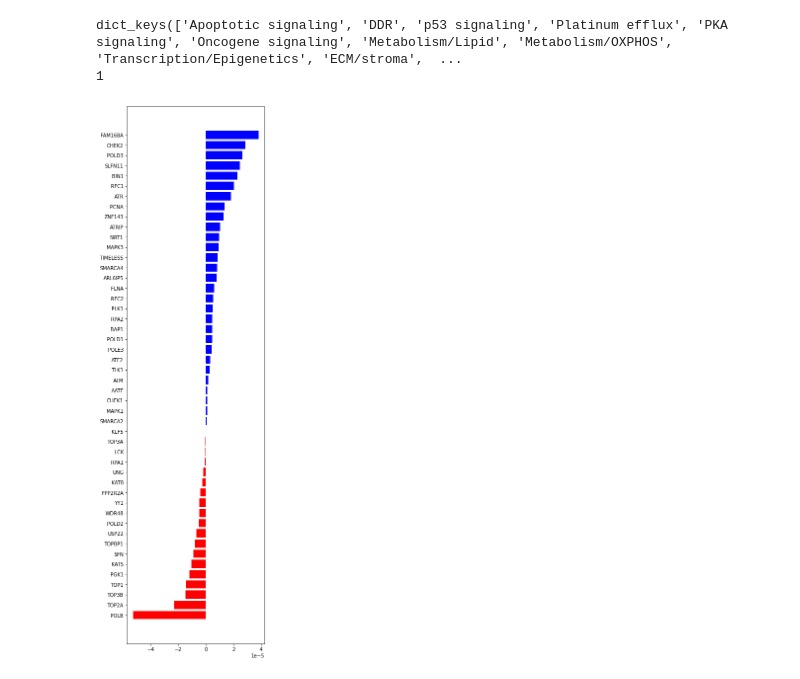
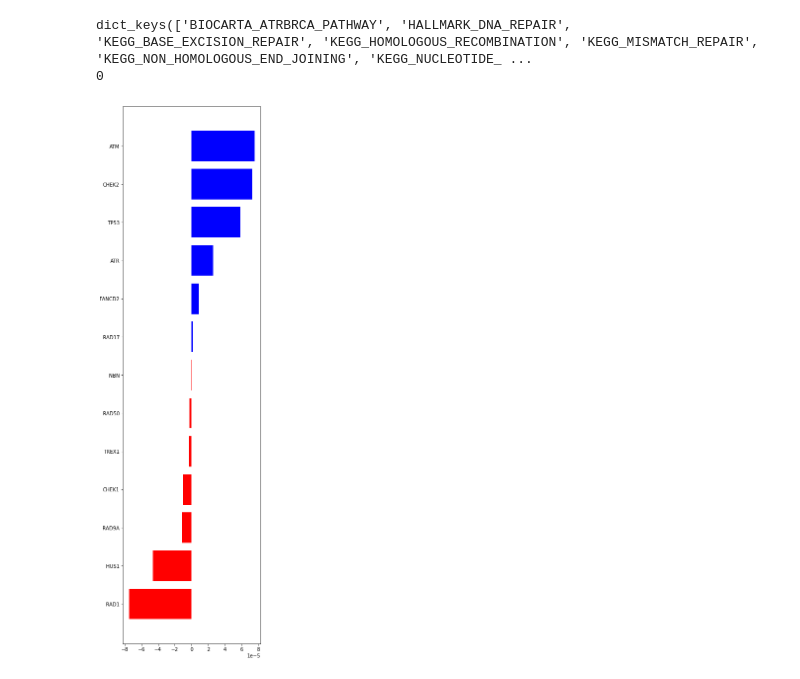
Before and after one commit to csabaiBio/HGSOC_platinum_response, a Jupyter notebook: notebooks/interpretability/integrated_grads_analysis.ipynb, the cells around one changed output. Saved outputs shown, nothing was run; the diff lists cells and outputs as text; code cells hidden in the pictures.

```diff
--- a/notebooks/interpretability/integrated_grads_analysis.ipynb
+++ b/notebooks/interpretability/integrated_grads_analysis.ipynb
@@ -14,29 +14,32 @@ up_reg_prots = upreg["HUGO Gene symbol"].to_list()
 with open("/mnt/ncshare/ozkilim/BRCA/HGSOC_platinum_responce/proteomics_combinations.json", 'r') as file:
 	protein_sets = json.load(file)
 
-protein_categories = protein_sets['plat_response_pathways']
-igs = torch.load("/mnt/ncshare/ozkilim/BRCA/heatmaps/plat_responce_heatmaps/heatmap_raw_results/HGSOC_MCAT_Mayo_plat_resp_clusters/Unspecified/1009816_271289_ImageActual/attributions_ig.pt")
-igs=igs[1:]
+protein_categories = protein_sets['IPS_pathways']
+igs = torch.load("/mnt/ncshare/ozkilim/BRCA/heatmaps/IPS_pathways_heatmaps/heatmap_raw_results/HGSOC_MCAT_UAB_IPS_pathways/Unspecified/1009475_171118_ImageActual/attributions_ig.pt")
+# igs=igs[1:]
 # %%
 igs[0].shape
 
 print(protein_categories.keys())
-key_name = "DDR"
+key_name = "BIOCARTA_ATRBRCA_PATHWAY"
 index = list(protein_categories.keys()).index(key_name)
 print(index)
 fig = plt.figure(figsize=(5, 20))
 
 first = igs[index]
 first_prots = list(protein_categories.values())[index]
 # sort :
 sorted_indices = np.argsort(first.cpu())
 sorted_strings = np.array(first_prots)[sorted_indices]
 sorted_values = first[sorted_indices]
 # Plotting each bar individually to assign colors
 for i in range(len(sorted_strings)):
     color = 'blue' if sorted_values[i] > 0 else 'red'
     plt.barh(sorted_strings[i], sorted_values[i], color=color)
+
+# TODO: these actually corrolate eiwth known literature...
+# some are both blue and red?....
 # %% [output]
-dict_keys(['Apoptotic signaling', 'DDR', 'p53 signaling', 'Platinum efflux', 'PKA signaling', 'Oncogene signaling', 'Metabolism/Lipid', 'Metabolism/OXPHOS', 'Transcription/Epigenetics', 'ECM/stroma',  ...
-1
+dict_keys(['BIOCARTA_ATRBRCA_PATHWAY', 'HALLMARK_DNA_REPAIR', 'KEGG_BASE_EXCISION_REPAIR', 'KEGG_HOMOLOGOUS_RECOMBINATION', 'KEGG_MISMATCH_REPAIR', 'KEGG_NON_HOMOLOGOUS_END_JOINING', 'KEGG_NUCLEOTIDE_ ...
+0
-[figure, old version]
+[figure, new version]
```
Also changed, not shown: parts of 4 cells of this notebook, 23 other files.
